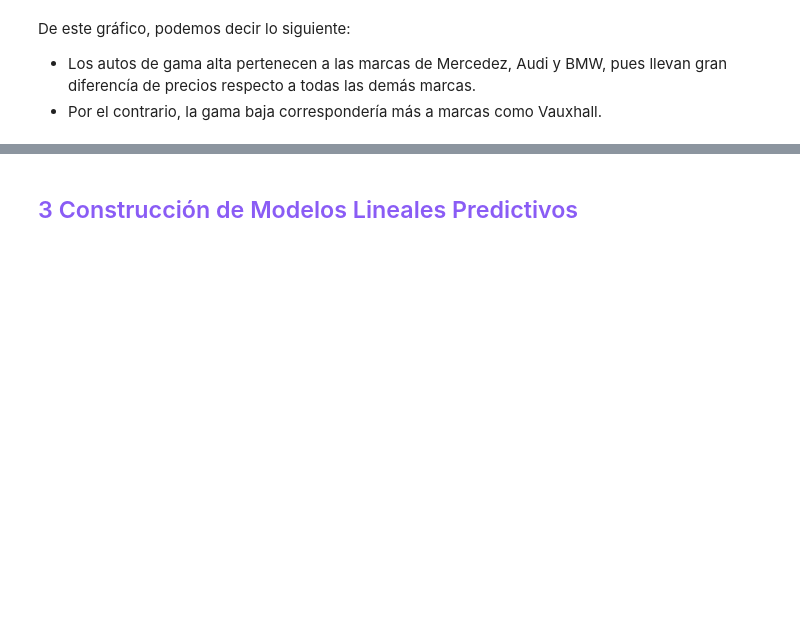
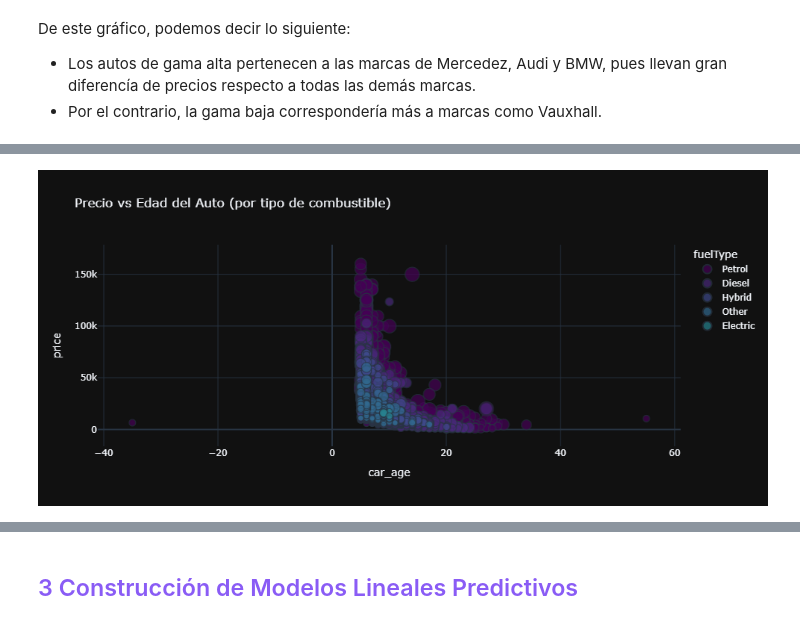
Before and after one commit to AuriRaven/used_cars_price_prediction, a Jupyter notebook: practica1_m2.ipynb, the cells around one changed output, grey strips where cells are left out. Saved outputs shown, nothing was run; the diff lists cells and outputs as text; code cells hidden in the pictures; blank space fills up the shorter version.

```diff
--- a/practica1_m2.ipynb
+++ b/practica1_m2.ipynb
@@ -671,3 +683,7 @@ fig_corr = px.imshow(corr, text_auto=True, aspect="auto",
                      title="Matriz de Correlación (numéricas)",
                      color_continuous_scale="Purp")
 fig_corr.show()
+# %%
+display(Image(filename="price_age.png"))
+# %% [output]
+[figure, added]
```
Also changed, not shown: parts of 33 cells of this notebook, 7 other files.
